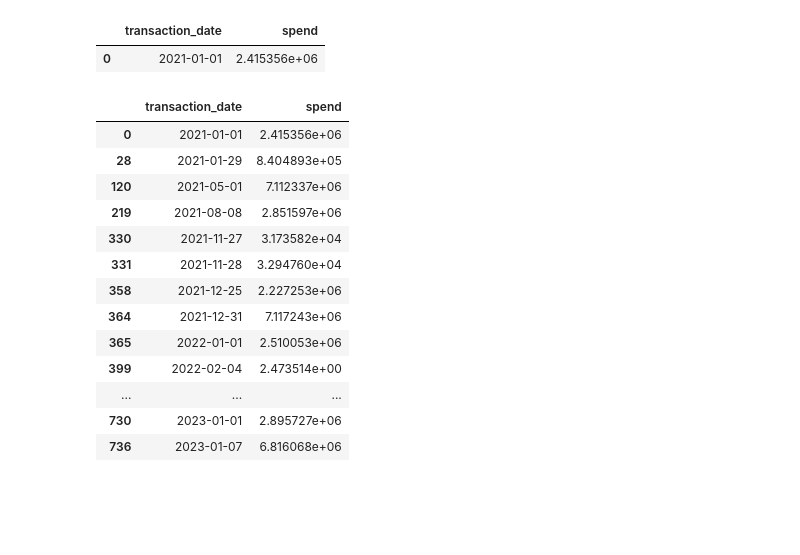
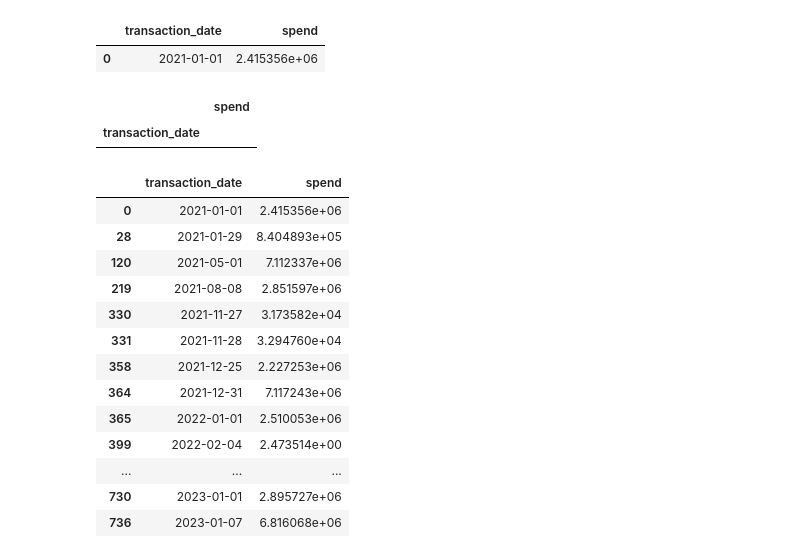
Before and after one commit to shriman/time-series-anomaly, a Jupyter notebook: notebooks/main.ipynb, the cells around one changed output. Drawn from its saved outputs; the diff is of its cells as text; code cells hidden in the pictures; blank space fills up the shorter version.

```diff
--- a/notebooks/main.ipynb
+++ b/notebooks/main.ipynb
@@ -136,6 +136,11 @@ data[data['transaction_date'] == missing_dates[0][0]]
 # %% [output]
 |  | transaction_date | spend |
 | 0 | 2021-01-01 | 2.415356e+06 |
+# %%
+data[data['spend'] < 1000000 ]
+# %% [output]
+|  | spend |
+| transaction_date |  |
 # %%
 # Detecting outliers
 # Method 1: Calculate IQR
```
Also changed, not shown: parts of 1 cell of this notebook.
